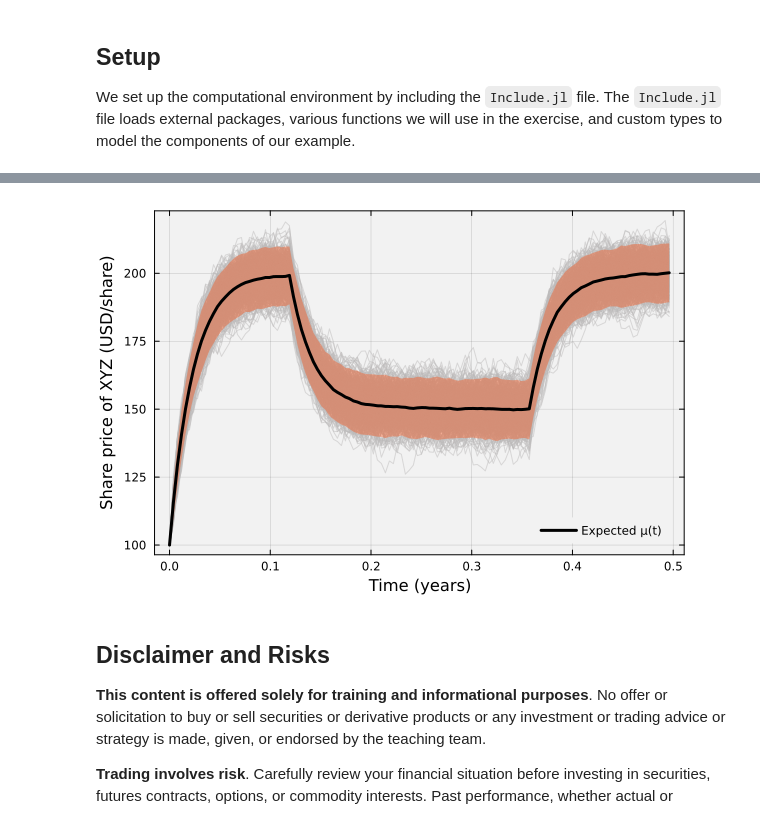
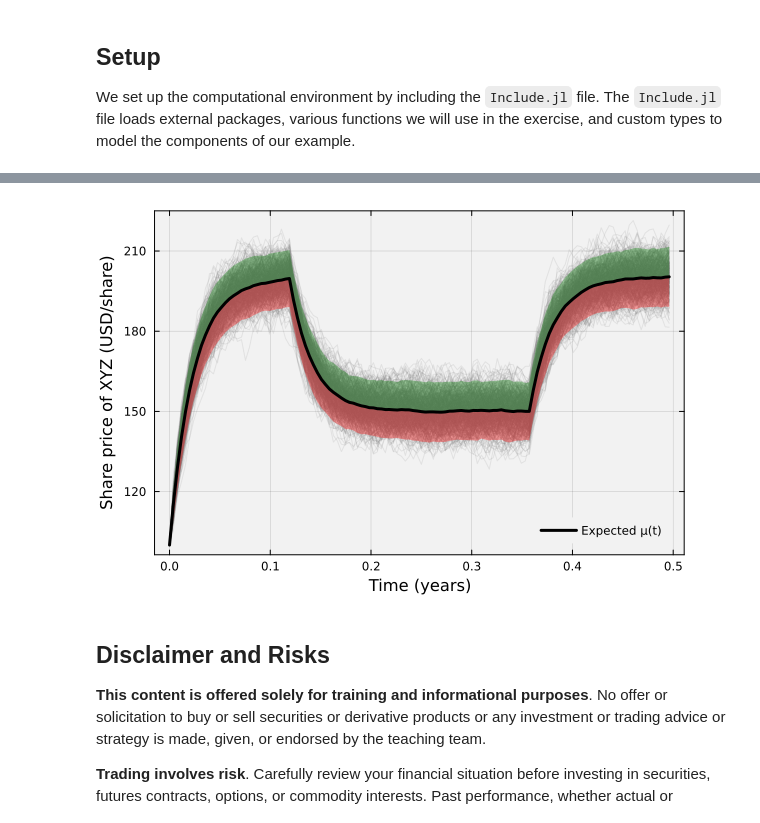
Before and after one commit to varnerlab/CHEME-130-eCornell-Repository, a Jupyter notebook: courses/CHEME-132/module-2/CHEME-132-Module-2-Advanced-OrnsteinUhlenbeck-Model.ipynb, the cells around one changed output, grey strips where cells are left out. Cells and saved outputs as stored; diff of their text form; code cells hidden in the pictures.

```diff
--- a/courses/CHEME-132/module-2/CHEME-132-Module-2-Advanced-OrnsteinUhlenbeck-Model.ipynb
+++ b/courses/CHEME-132/module-2/CHEME-132-Module-2-Advanced-OrnsteinUhlenbeck-Model.ipynb
@@ -33,6 +34,12 @@ end
 # %%
 model = build(MyOrnsteinUhlenbeckModel, (
-    μ = μ,
-    σ = 48.0,
-    θ = 40.0
+
+    σ = (x,t) -> 48.0,
+    θ = (x,t) -> 40.0,
+
+    μ = (x,t) -> begin
+        value = 0.0;
+        value = t ≤ 0.12 || t > 0.36 ? 200.0 : 150.0
+        return value;
+    end
 ));
@@ -45,19 +61,19 @@ tspan = (start = 0.0, stop = 125/252, step = 1/252); # start, stop, step
 # %%
 N_σ = 1.96;
 mean_sim = mean(X,dims=2)
 mean_std = std(X,dims=2)
 L = mean_sim .- N_σ*(mean_std)
 U = mean_sim .+ N_σ*(mean_std)
 
-plot(T,X, label="", c=colorant"#BDBBBB", legend=:bottomright, lw=1, bg="gray95", background_color_outside="white",
-    framestyle = :box, fg_legend = :transparent, alpha=0.5)
-plot!(T, mean_sim,c="orangered", fillrange=U, fillalpha = 0.36, lw=1, label="")
-plot!(T, mean_sim,c="orangered", fillrange=L, fillalpha = 0.36, lw=1, label="")
+plot(T,X, label="", c="gray50", legend=:bottomright, lw=1, bg="gray95", background_color_outside="white",
+    framestyle = :box, fg_legend = :transparent, alpha=0.15)
+plot!(T, mean_sim,c="green", fillrange=U, fillalpha = 0.35, lw=1, label="")
+plot!(T, mean_sim,c="red", fillrange=L, fillalpha = 0.35, lw=1, label="")
 plot!(T, mean_sim,c=:black,lw=3,label="Expected μ(t)")
 xlabel!("Time (years)", fontsize=18)
 ylabel!("Share price of XYZ (USD/share)", fontsize=18)
 # %% [output]
-[figure, old version]
+[figure, new version]
 # %% [markdown]
 ## Disclaimer and Risks
 __This content is offered solely for training and informational purposes__. No offer or solicitation to buy or sell securities or derivative products or any investment or trading advice or strategy is made, given, or endorsed by the teaching team.
```
Also changed, not shown: parts of 8 cells of this notebook, 1 other file.
